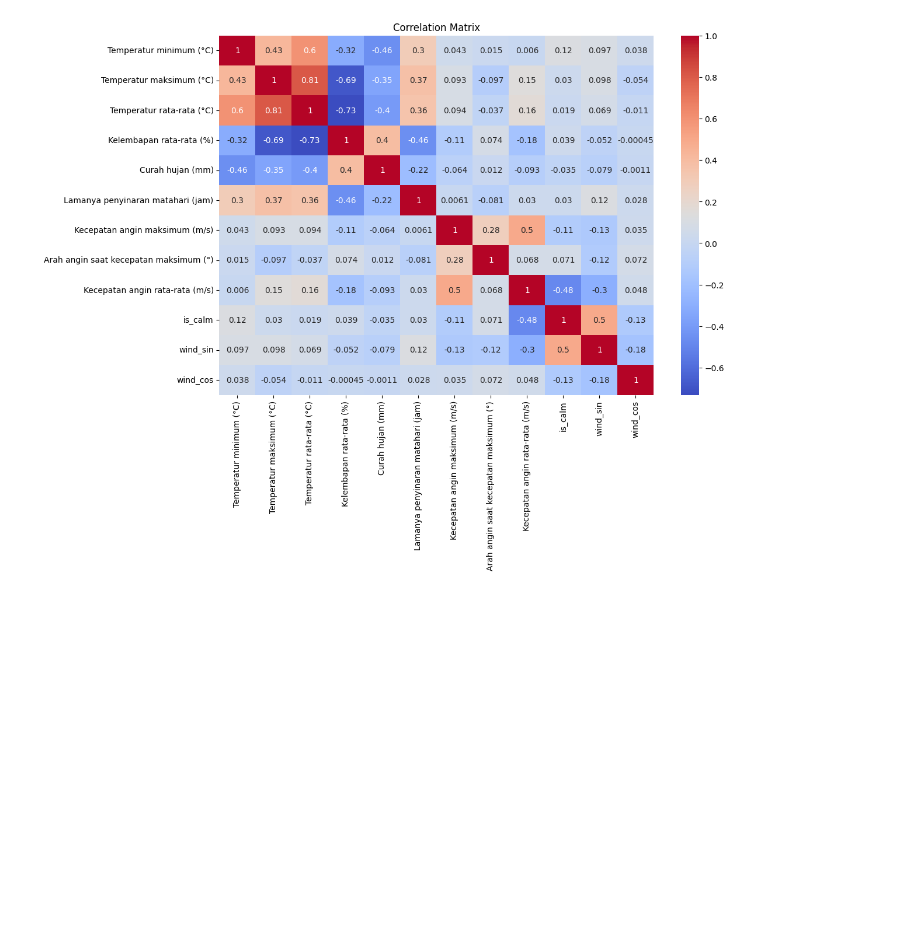
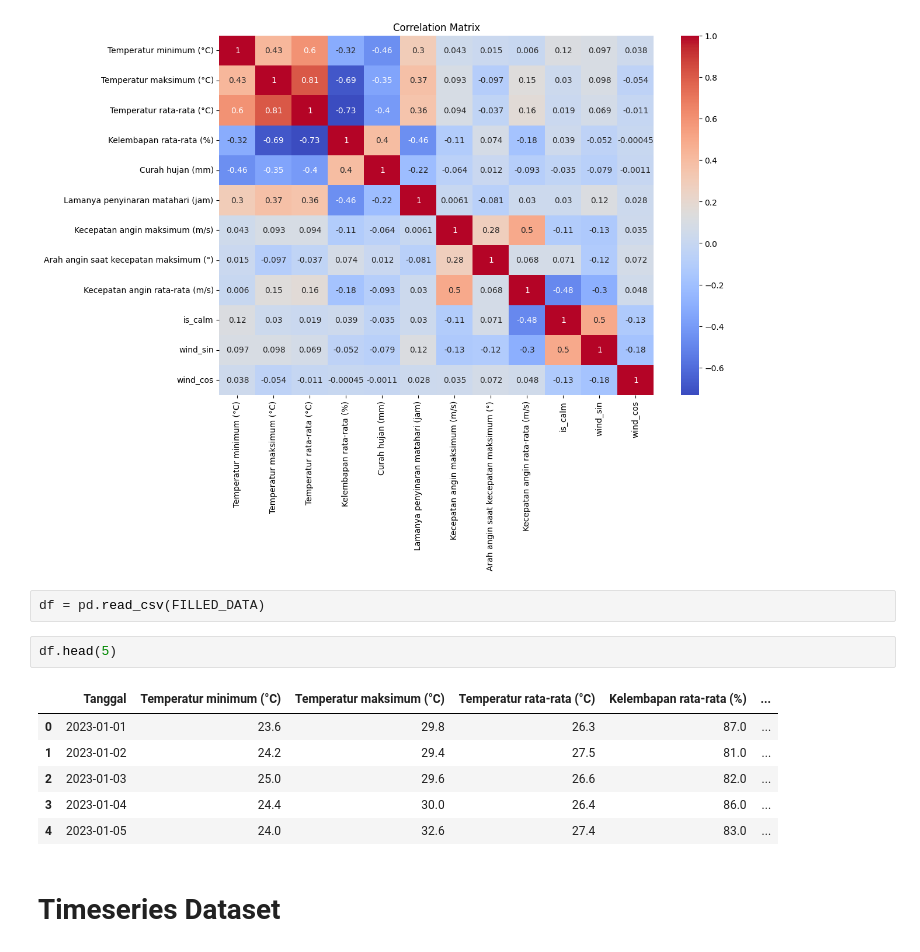
Before and after one commit to Ayusekar22/Jakarta-Weather-Prediction-2025, a Jupyter notebook: code-farandi.ipynb, the cells around one changed output. Saved outputs shown, nothing was run; the diff lists cells and outputs as text; blank space fills up the shorter version.

```diff
--- a/code-farandi.ipynb
+++ b/code-farandi.ipynb
@@ -431,3 +431,16 @@ plt.title('Correlation Matrix')
 plt.show()
 # %% [output]
 [figure]
+# %%
+df = pd.read_csv(FILLED_DATA)
+# %%
+df.head(5)
+# %% [output]
+|  | Tanggal | Temperatur minimum (°C) | Temperatur maksimum (°C) | Temperatur rata-rata (°C) | Kelembapan rata-rata (%) | ... |
+| 0 | 2023-01-01 | 23.6 | 29.8 | 26.3 | 87.0 | ... |
+| 1 | 2023-01-02 | 24.2 | 29.4 | 27.5 | 81.0 | ... |
+| 2 | 2023-01-03 | 25.0 | 29.6 | 26.6 | 82.0 | ... |
+| 3 | 2023-01-04 | 24.4 | 30.0 | 26.4 | 86.0 | ... |
+| 4 | 2023-01-05 | 24.0 | 32.6 | 27.4 | 83.0 | ... |
+# %% [markdown]
+# Timeseries Dataset
```
Also changed, not shown: parts of 5 cells of this notebook.
